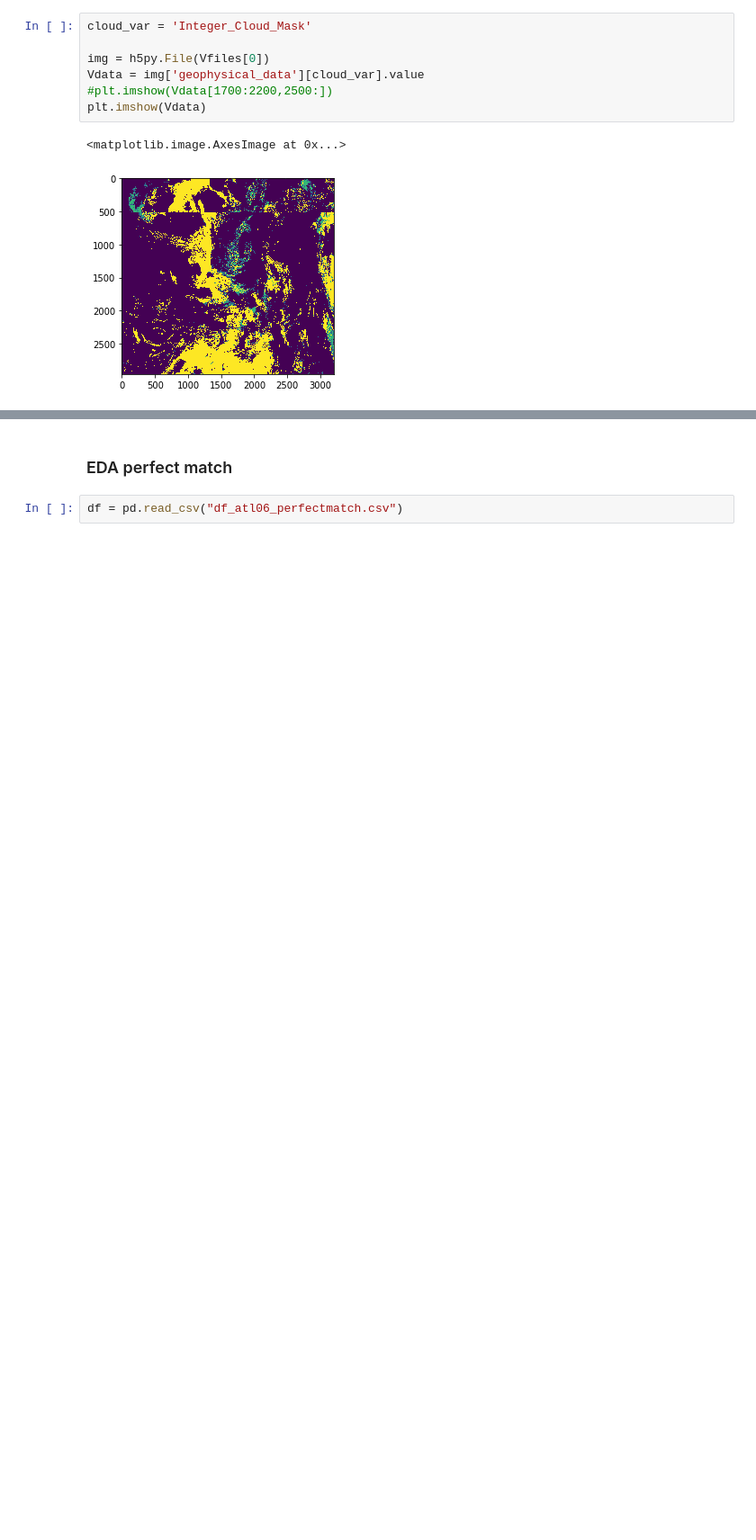
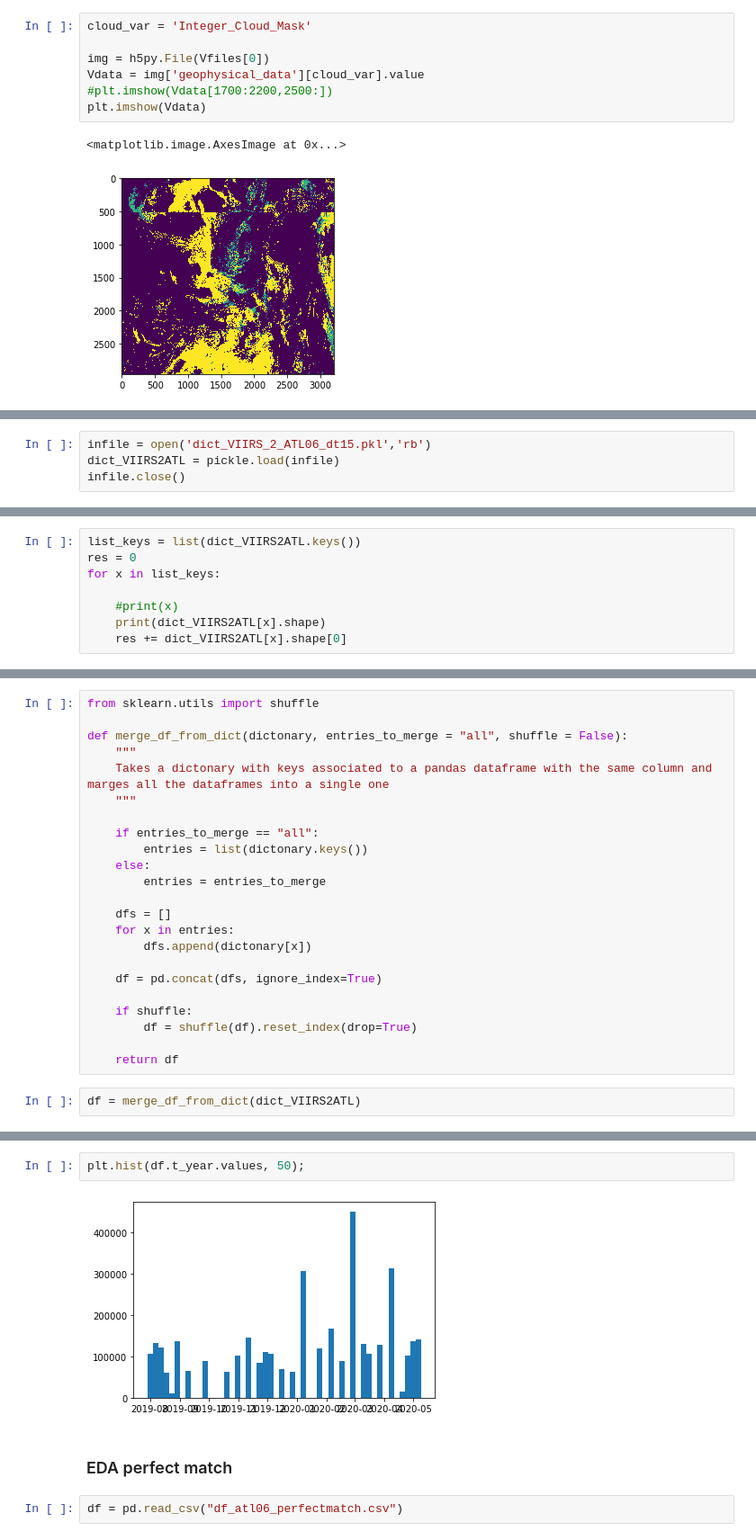
Before and after one commit to ICESAT-2HackWeek/CloudMask, a Jupyter notebook: CloudMask.ipynb, the cells around one changed output, grey strips where cells are left out. Shown at 90% size. Cells and saved outputs as stored; diff of their text form; blank space fills up the shorter version.

Commit message:
Combination of dataframes

```diff
--- a/CloudMask.ipynb
+++ b/CloudMask.ipynb
@@ -401,0 +349,4 @@ You already donwload all the requiered files
+# %%
+infile = open('dict_VIIRS_2_ATL06_dt15.pkl','rb')
+dict_VIIRS2ATL = pickle.load(infile)
+infile.close()
@@ -401,0 +359,8 @@ You already donwload all the requiered files
+# %%
+list_keys = list(dict_VIIRS2ATL.keys())
+res = 0
+for x in list_keys:
+
+    #print(x)
+    print(dict_VIIRS2ATL[x].shape)
+    res += dict_VIIRS2ATL[x].shape[0]
@@ -402 +437,26 @@ You already donwload all the requiered files
+# %%
+from sklearn.utils import shuffle
+
+def merge_df_from_dict(dictonary, entries_to_merge = "all", shuffle = False):
+    """
+    Takes a dictonary with keys associated to a pandas dataframe with the same column and marges all the dataframes into a single one
+    """
+
+    if entries_to_merge == "all":
+        entries = list(dictonary.keys())
+    else:
+        entries = entries_to_merge
+
+    dfs = []
+    for x in entries:
+        dfs.append(dictonary[x])
+
+    df = pd.concat(dfs, ignore_index=True)
+
+    if shuffle:
+        df = shuffle(df).reset_index(drop=True)
+
+    return df
+# %%
+df = merge_df_from_dict(dict_VIIRS2ATL)
 # %%
@@ -418,3 +484,7 @@ df
+# %%
+plt.hist(df.t_year.values, 50);
+# %% [output]
+[figure, added]
 # %% [markdown]
 ### EDA perfect match
 # %%
```
Also changed, not shown: parts of 28 cells of this notebook.
